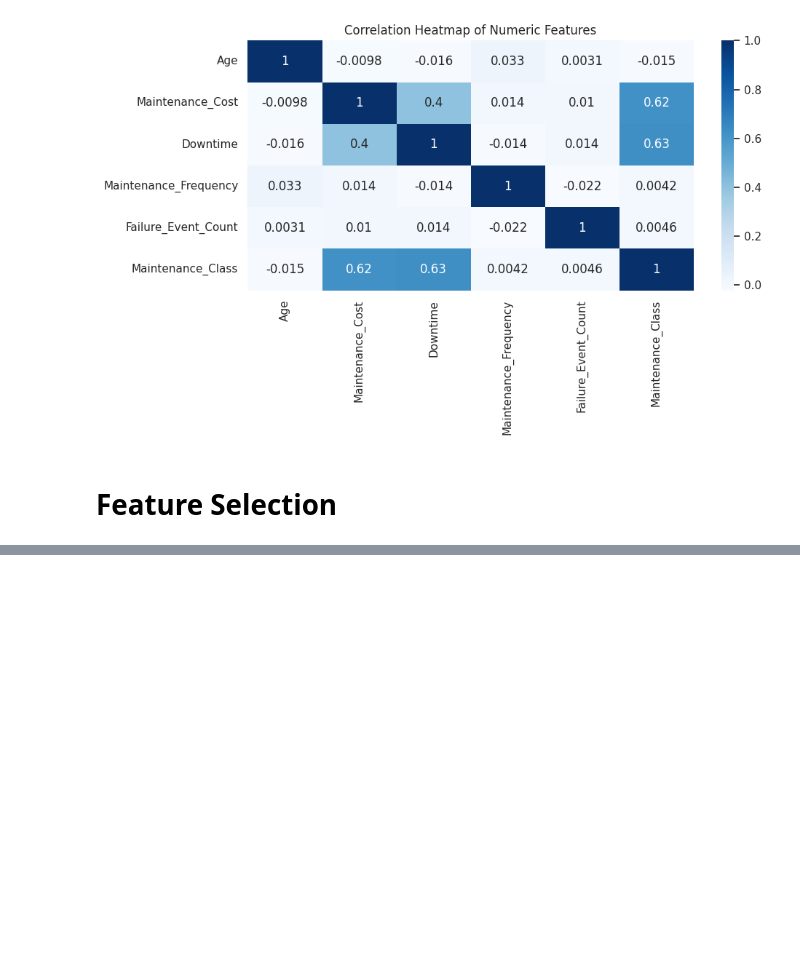
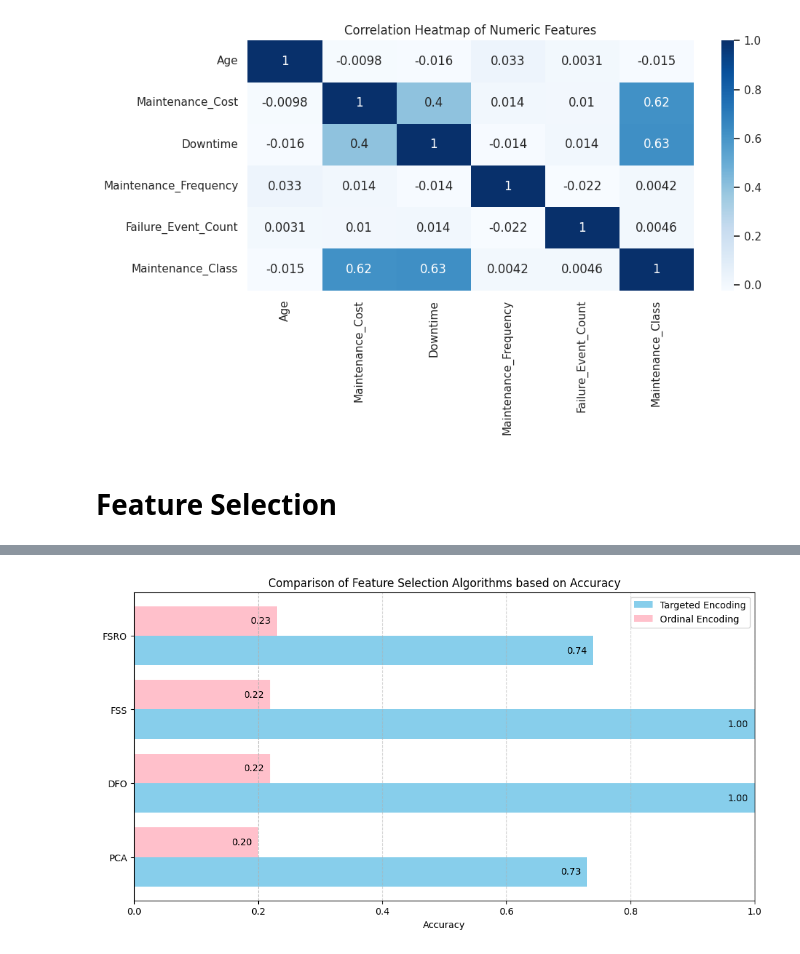
Before and after one commit to siddhi5470/Teddy-Techies_hackgenx, a Jupyter notebook: HACKGENX.ipynb, the cells around one changed output, grey strips where cells are left out. Drawn from its saved outputs; the diff is of its cells as text; code cells hidden in the pictures; blank space fills up the shorter version.

```diff
--- a/HACKGENX.ipynb
+++ b/HACKGENX.ipynb
@@ -407,0 +1215,42 @@ ValueError: could not convert string to float: '2020-12-11'
+# %%
+import numpy as np
+import matplotlib.pyplot as plt
+
+# Define algorithm names
+algorithm_names = [
+    "FSRO","FSS","DFO","PCA"
+]
+
+# Replace these with actual accuracy values from your experiments
+accuracy_values_targeted = [
+    0.74,1.00,1.00,0.73]
+
+accuracy_values_ordinal = [
+    0.23,0.22,0.22,0.20]
+
+# Create the bar chart
+plt.figure(figsize=(12, 6))
+bar_width = 0.4
+indices = np.arange(len(algorithm_names))
+
+plt.barh(indices + bar_width / 2, accuracy_values_targeted, bar_width, label='Targeted Encoding', color='skyblue')
+plt.barh(indices - bar_width / 2, accuracy_values_ordinal, bar_width, label='Ordinal Encoding', color='pink')
+
+plt.xlabel("Accuracy")
+plt.title("Comparison of Feature Selection Algorithms based on Accuracy")
+plt.xlim(0.0, 1.0)
+plt.yticks(indices, algorithm_names)
+plt.grid(axis='x', linestyle='--', alpha=0.6)
+plt.legend()
+
+# Show values on bars
+for index, value in enumerate(accuracy_values_targeted):
+    plt.text(value - 0.01, index + bar_width / 2, f"{value:.2f}", va='center', ha='right', fontsize=10)
+
+for index, value in enumerate(accuracy_values_ordinal):
+    plt.text(value - 0.01, index - bar_width / 2, f"{value:.2f}", va='center', ha='right', fontsize=10)
+
+plt.gca().invert_yaxis()  # Invert y-axis to have the best accuracy at the top
+plt.show()
+# %% [output]
+[figure, added]
```
Also changed, not shown: parts of 34 cells of this notebook.
